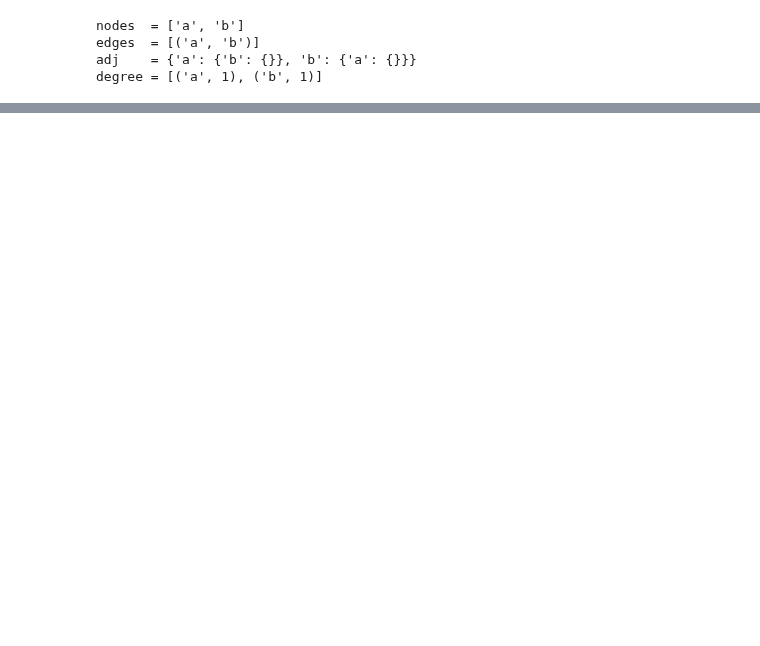
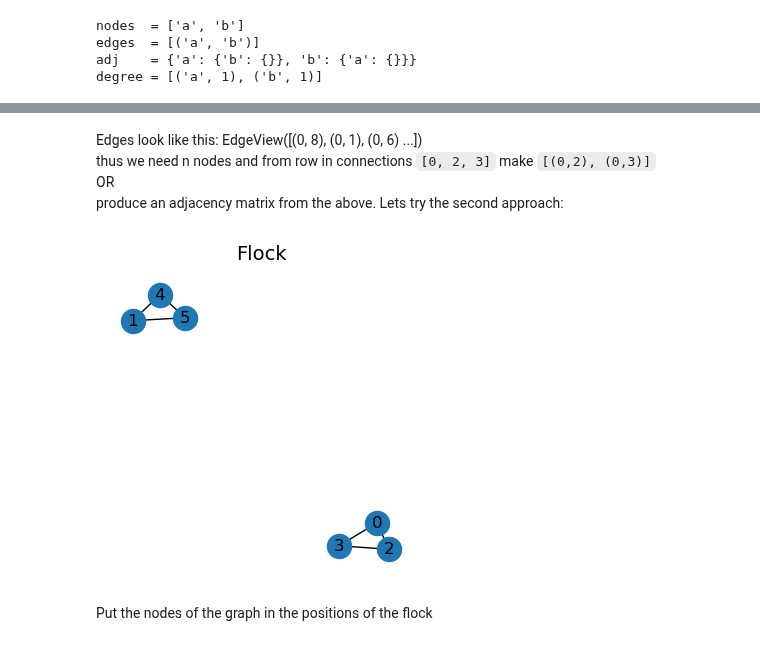
Before and after one commit to Polatucha16/collective_dynamics_lab, a Jupyter notebook: 07 networkx.ipynb, the cells around one changed output, grey strips where cells are left out. Saved outputs shown, nothing was run; the diff lists cells and outputs as text; code cells hidden in the pictures; blank space fills up the shorter version.

````diff
--- a/07 networkx.ipynb
+++ b/07 networkx.ipynb
@@ -39,0 +79,31 @@ degree = [('a', 1), ('b', 1)]
+# %%
+connections = np.array([[0, 2, 3],
+                        [1, 4, 5],
+                        [2, 0, 3],
+                        [3, 0, 2],
+                        [4, 5, 1],
+                        [5, 4, 1]], dtype="int64")
+# %% [markdown]
+Edges look like this: EdgeView([(0, 8), (0, 1), (0, 6) ...])\
+thus we need n nodes and from row in connections ```[0, 2, 3]``` make ```[(0,2), (0,3)]```\
+OR\
+produce an adjacency matrix from the above. Lets try the second approach:
+# %%
+def graph_from_neighbor_index(arr):
+    """ Returns a graph build from indecies output of KDTree.query.
+        Parameters: array np.array with arr[i][0] = i and then indecies of neighbors """
+    n = len(arr)
+    res = np.zeros((n,n))
+    np.put_along_axis(res, arr[:,1:], 1, axis=1)
+    return nx.from_numpy_array(res)
+# %%
+neigh = graph_from_neighbor_index(connections)
+
+fig, ax = plt.subplots(figsize=(4,4))
+ax.set_title(f"Flock", fontsize=14)
+nx.draw(neigh, with_labels = True)
+plt.show()
+# %% [output]
+[figure, added]
+# %% [markdown]
+Put the nodes of the graph in the positions of the flock
````
Also changed, not shown: parts of 9 cells of this notebook.
